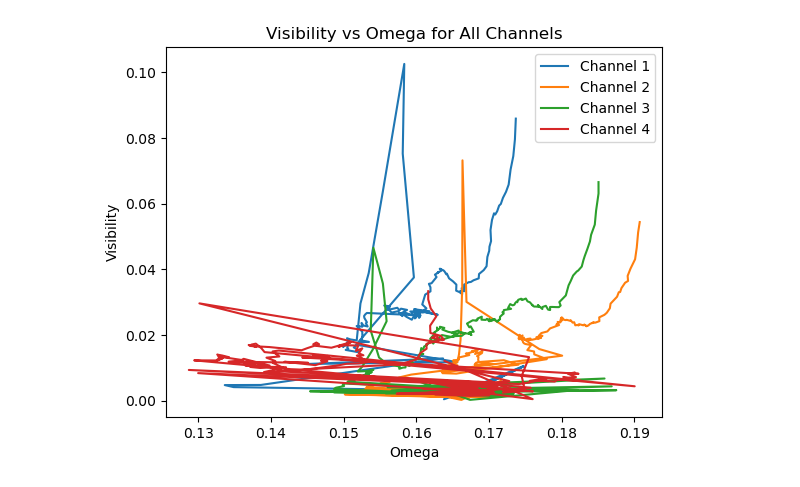
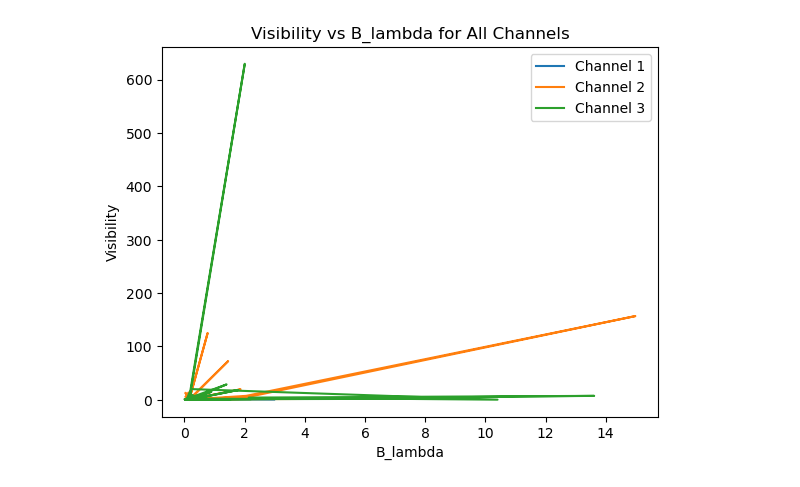
Before and after one commit to muellvin/radio-interferometry, a Jupyter notebook: data_analysis_fit.ipynb, the cells around one changed output. Drawn from its saved outputs; the diff is of its cells as text; code cells hidden in the pictures.

```diff
--- a/data_analysis_fit.ipynb
+++ b/data_analysis_fit.ipynb
@@ -186,30 +204,30 @@ Fit failed: Optimal parameters not found: Number of calls to function has reache
 # %%
 # Filter out (0, 0) values for all four channels
-valid_indices_1 = [(omega, visibility) for omega, visibility in zip(omegas_1, visibilities_1) if not (omega == 0 and visibility == 0)]
-filtered_omegas_1, filtered_visibilities_1 = zip(*valid_indices_1) if valid_indices_1 else ([], [])
+valid_indices_1 = [(omega, visibility) for omega, visibility in zip(Bl_1, visibilities_1) if not (omega == 0 and visibility == 0)]
+filtered_Bl_1, filtered_visibilities_1 = zip(*valid_indices_1) if valid_indices_1 else ([], [])
 
-valid_indices_2 = [(omega, visibility) for omega, visibility in zip(omegas_2, visibilities_2) if not (omega == 0 and visibility == 0)]
-filtered_omegas_2, filtered_visibilities_2 = zip(*valid_indices_2) if valid_indices_2 else ([], [])
+valid_indices_2 = [(omega, visibility) for omega, visibility in zip(Bl_2, visibilities_2) if not (omega == 0 and visibility == 0)]
+filtered_Bl_2, filtered_visibilities_2 = zip(*valid_indices_2) if valid_indices_2 else ([], [])
 
-valid_indices_3 = [(omega, visibility) for omega, visibility in zip(omegas_3, visibilities_3) if not (omega == 0 and visibility == 0)]
-filtered_omegas_3, filtered_visibilities_3 = zip(*valid_indices_3) if valid_indices_3 else ([], [])
+valid_indices_3 = [(omega, visibility) for omega, visibility in zip(Bl_3, visibilities_3) if not (omega == 0 and visibility == 0)]
+filtered_Bl_3, filtered_visibilities_3 = zip(*valid_indices_3) if valid_indices_3 else ([], [])
 
-valid_indices_4 = [(omega, visibility) for omega, visibility in zip(omegas_4, visibilities_4) if not (omega == 0 and visibility == 0)]
-filtered_omegas_4, filtered_visibilities_4 = zip(*valid_indices_4) if valid_indices_4 else ([], [])
+valid_indices_4 = [(omega, visibility) for omega, visibility in zip(Bl_4, visibilities_4) if not (omega == 0 and visibility == 0)]
+filtered_Bl_4, filtered_visibilities_4 = zip(*valid_indices_4) if valid_indices_4 else ([], [])
 
 # Plot the filtered data for all four channels
-plt.plot(filtered_omegas_1, filtered_visibilities_1, label="Channel 1")
-plt.plot(filtered_omegas_2, filtered_visibilities_2, label="Channel 2")
-plt.plot(filtered_omegas_3, filtered_visibilities_3, label="Channel 3")
-plt.plot(filtered_omegas_4, filtered_visibilities_4, label="Channel 4")
+plt.plot(filtered_Bl_1, filtered_visibilities_1, label="Channel 1")
+plt.plot(filtered_Bl_2, filtered_visibilities_2, label="Channel 2")
+plt.plot(filtered_Bl_3, filtered_visibilities_3, label="Channel 3")
+#plt.plot(filtered_Bl_4, filtered_visibilities_4, label="Channel 4")
 
 # Add labels, title, and legend
-plt.xlabel("Omega")
+plt.xlabel("B_lambda")
 plt.ylabel("Visibility")
-plt.title("Visibility vs Omega for All Channels")
+plt.title("Visibility vs B_lambda for All Channels")
 plt.legend()
 
 # Display the plot
 plt.show()
 # %% [output]
-[figure, old version]
+[figure, new version]
```
Also changed, not shown: parts of 2 cells of this notebook.
